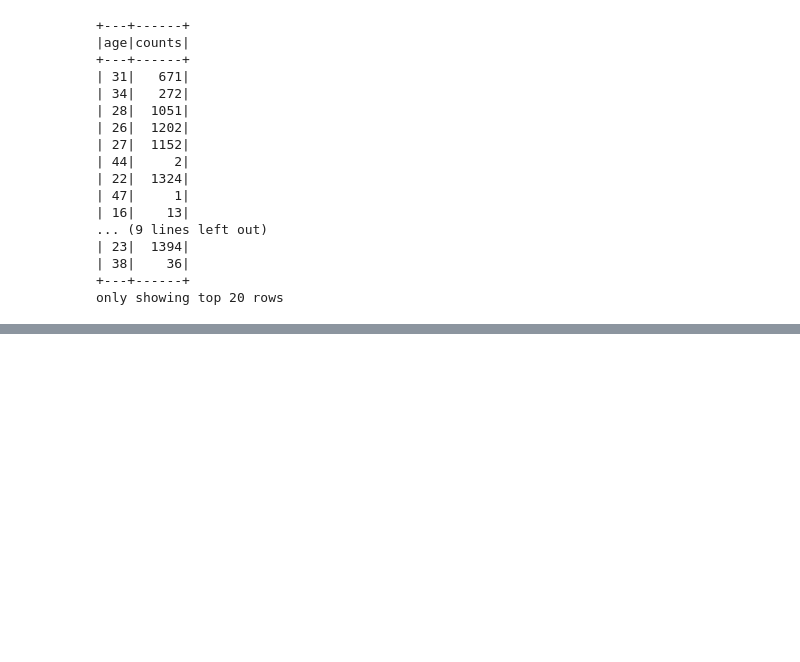
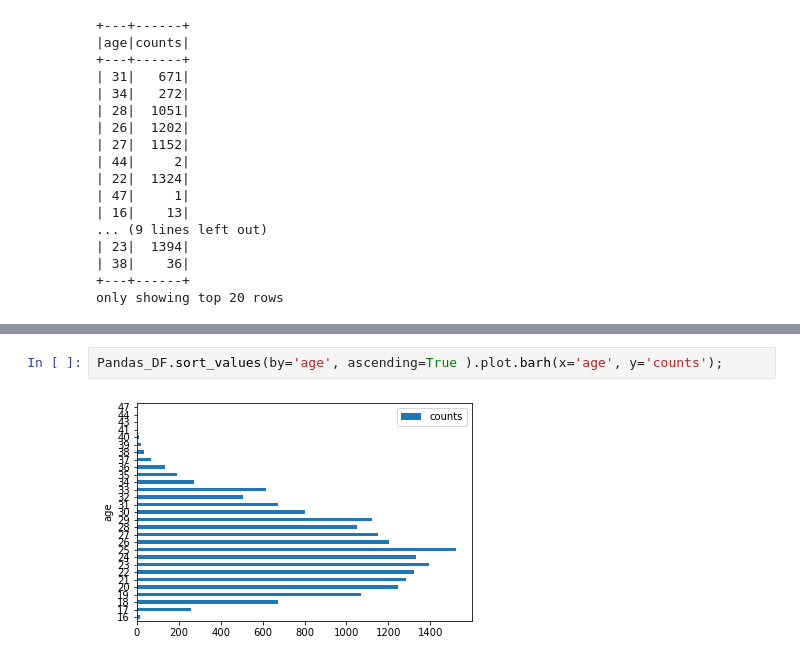
Before and after one commit to A-Nuru/SparkSQLFIFA18, a Jupyter notebook: FIFA18.ipynb, the cells around one changed output, grey strips where cells are left out. Drawn from its saved outputs; the diff is of its cells as text; blank space fills up the shorter version.

```diff
--- a/FIFA18.ipynb
+++ b/FIFA18.ipynb
@@ -218,0 +252,4 @@ only showing top 20 rows
+# %%
+Pandas_DF.sort_values(by='age', ascending=True ).plot.barh(x='age', y='counts');
+# %% [output]
+[figure, added]
```
Also changed, not shown: parts of 12 cells of this notebook.
